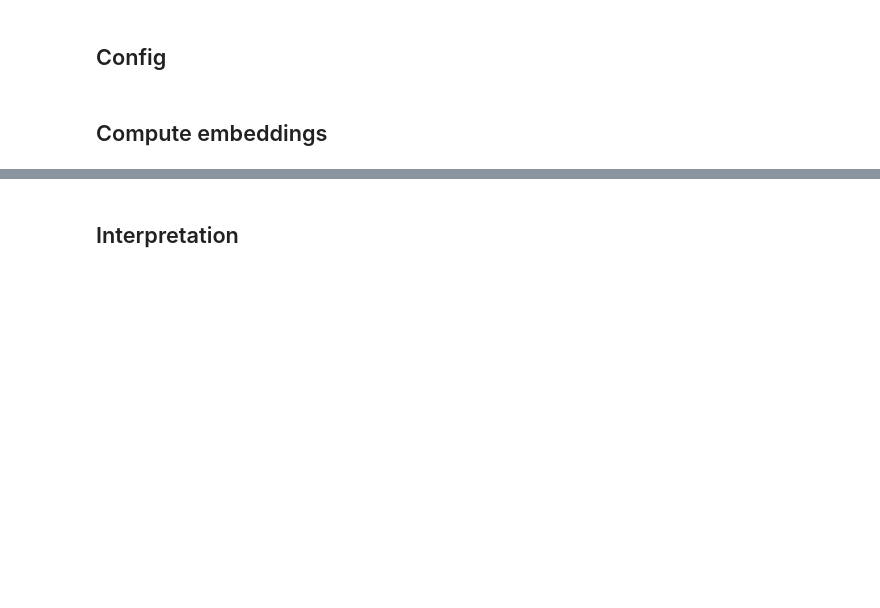
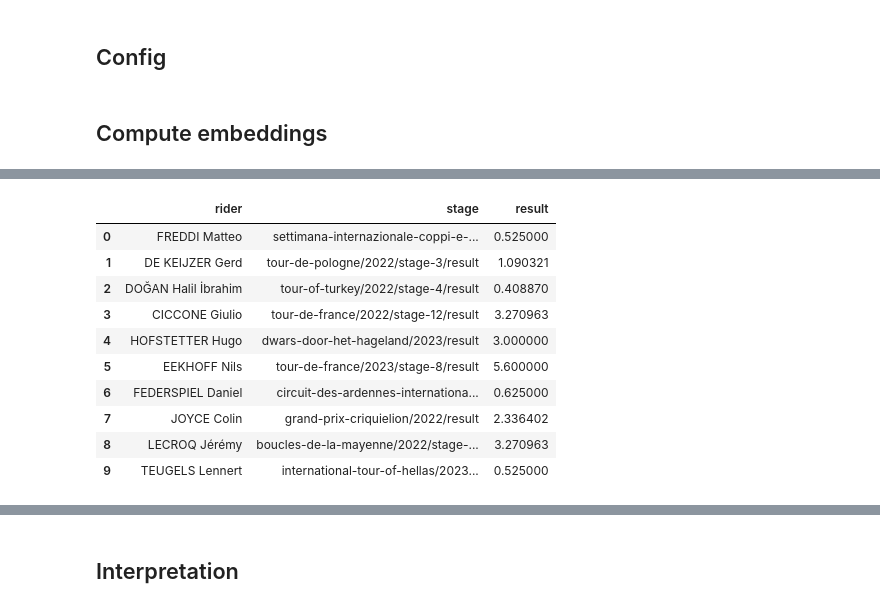
Before and after one commit to sborms/cyclingsimilarity.com, a Jupyter notebook: notebooks/02 - Compute embeddings.ipynb, the cells around one changed output, grey strips where cells are left out. Drawn from its saved outputs; the diff is of its cells as text; code cells hidden in the pictures; blank space fills up the shorter version.

```diff
--- a/notebooks/02 - Compute embeddings.ipynb
+++ b/notebooks/02 - Compute embeddings.ipynb
@@ -71,6 +98,18 @@ df_.rider.nunique(), df_.stage.nunique()
 # %%
-dls = CollabDataLoaders.from_df(df_, bs=BS)
+dls = CollabDataLoaders.from_df(df_, bs=64)
 dls.show_batch()
+# %% [output]
+|  | rider | stage | result |
+| 0 | FREDDI Matteo | settimana-internazionale-coppi-e-... | 0.525000 |
+| 1 | DE KEIJZER Gerd | tour-de-pologne/2022/stage-3/result | 1.090321 |
+| 2 | DOĞAN Halil İbrahim | tour-of-turkey/2022/stage-4/result | 0.408870 |
+| 3 | CICCONE Giulio | tour-de-france/2022/stage-12/result | 3.270963 |
+| 4 | HOFSTETTER Hugo | dwars-door-het-hageland/2023/result | 3.000000 |
+| 5 | EEKHOFF Nils | tour-de-france/2023/stage-8/result | 5.600000 |
+| 6 | FEDERSPIEL Daniel | circuit-des-ardennes-internationa... | 0.625000 |
+| 7 | JOYCE Colin | grand-prix-criquielion/2022/result | 2.336402 |
+| 8 | LECROQ Jérémy | boucles-de-la-mayenne/2022/stage-... | 3.270963 |
+| 9 | TEUGELS Lennert | international-tour-of-hellas/2023... | 0.525000 |
 # %%
 learn = collab_learner(dls, n_factors=N_FACTORS, y_range=Y_RANGE)
 # %%
```
Also changed, not shown: parts of 19 cells of this notebook, 12 other files.
